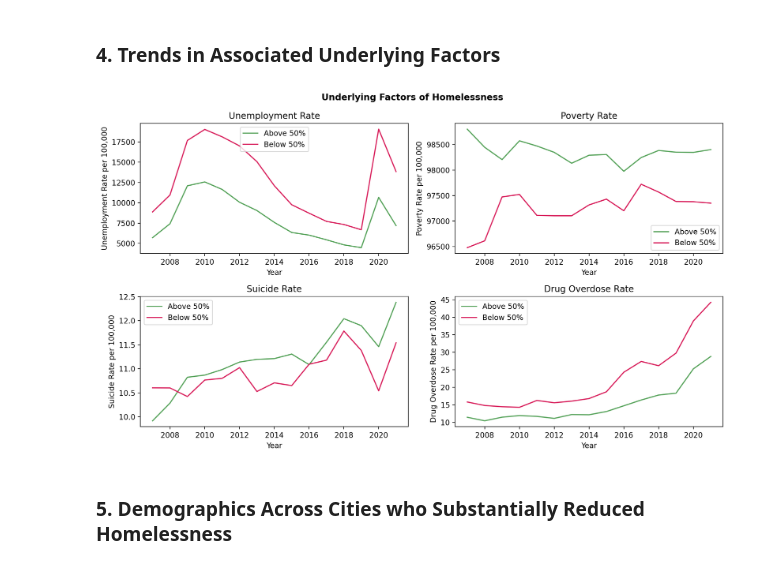
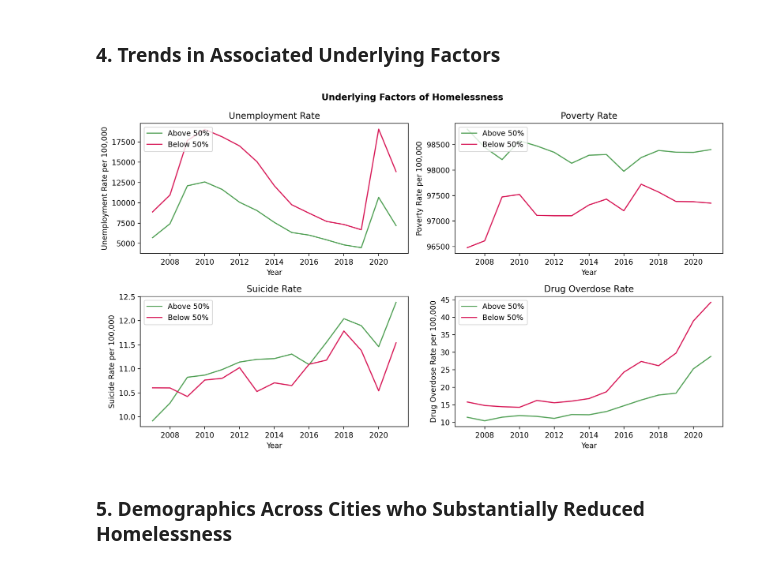
Before and after one commit to heath3rq/Python_Homelessness-Causal-Inference-Analysis, a Jupyter notebook: 10_code/45_EDA_on_merged_dataset.ipynb, the cells around one changed output. Drawn from its saved outputs; the diff is of its cells as text; code cells hidden in the pictures.

```diff
--- a/10_code/45_EDA_on_merged_dataset.ipynb
+++ b/10_code/45_EDA_on_merged_dataset.ipynb
@@ -301,35 +301,35 @@ def generate_axes(factor):
         return "Poverty Rate"
     elif factor == "Suicide Deaths":
         return "Suicide Rate"
     else:
         return "Drug Overdose Rate"
 
 years = [i for i in range(2007, 2022)]
 
 factors = ["unemployment_rate", "poverty", "Suicide Deaths", "Drug Deaths"]
 fig, axs = plt.subplots(2, 2, figsize=(12, 7))
 
 # group_by
 for i, factor in enumerate(factors):
     tmp_grp_by_abv = subset_above_50.groupby(["Year"])[factor].mean().reset_index()
     tmp_grp_by_below = subset_below_50.groupby(["Year"])[factor].mean().reset_index()
     tmp_1 = tmp_grp_by_abv[factor].values.tolist()
     tmp_2 = tmp_grp_by_below[factor].values.tolist()
     factor_label = generate_axes(factor)
     axs[i // 2, i % 2].plot(years, tmp_1, color="#55A259", label="Above 50%")
     axs[i // 2, i % 2].plot(years, tmp_2, color="#D81E5B", label="Below 50%")
     axs[i // 2, i % 2].set_title(factor_label)
     axs[i // 2, i % 2].set_xlabel("Year")
     axs[i // 2, i % 2].set_ylabel(f"{factor_label} per 100,000")
-    axs[i // 2, i % 2].legend()
+    axs[i // 2, i % 2].legend(loc='upper left')
 
 fig.suptitle("Underlying Factors of Homelessness", fontweight='bold')
 # Export to results
 plt.savefig("../30_results/6_Underlying_Factors_of_Homelessness.jpg", dpi=1200, bbox_inches = 'tight')
 plt.tight_layout()
 plt.show()
 # %% [output]
-[figure, old version]
+[figure, new version]
 # %% [markdown]
 ### 5. Demographics Across Cities who Substantially Reduced Homelessness
 # %%
```
Also changed, not shown: parts of 1 cell of this notebook.
